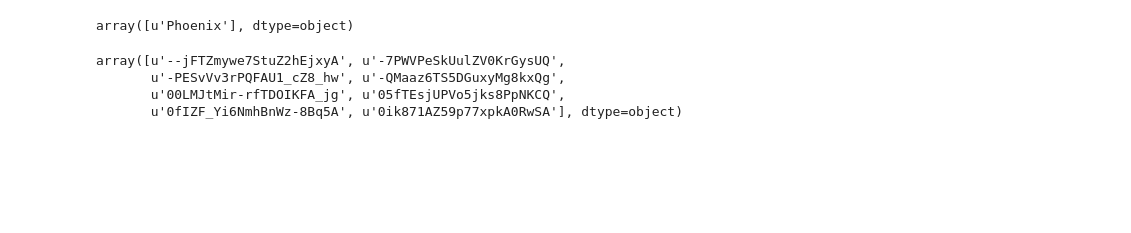
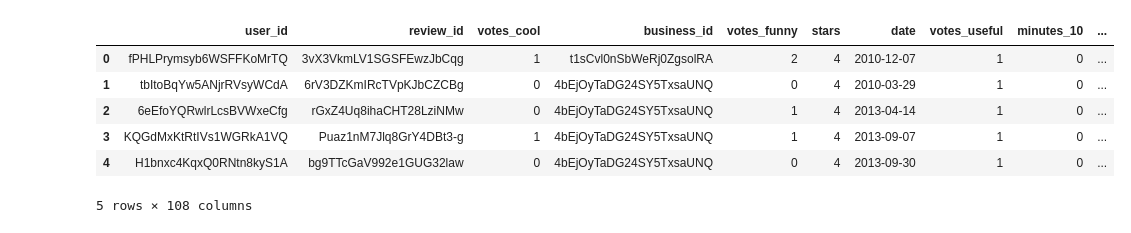
Before and after one commit to bosydomo/DSI-SF-4-bosydomo, a Jupyter notebook: Projects/project-04/Untitled.ipynb, the cells around one changed output. Cells and saved outputs as stored; diff of their text form; code cells hidden in the pictures; blank space fills up the shorter version.

```diff
--- a/Projects/project-04/Untitled.ipynb
+++ b/Projects/project-04/Untitled.ipynb
@@ -55,11 +88,11 @@ merged = df_reviews.merge(X, on="business_id", how='inner')
-# %%
-merged.city.unique()
-# %% [output]
-array([u'Phoenix'], dtype=object)
-# %%
-df_reviews[df_reviews.city == 'Las Vegas'].business_id.unique()
-# %% [output]
-array([u'--jFTZmywe7StuZ2hEjxyA', u'-7PWVPeSkUulZV0KrGysUQ',
-       u'-PESvVv3rPQFAU1_cZ8_hw', u'-QMaaz6TS5DGuxyMg8kxQg',
-       u'00LMJtMir-rfTDOIKFA_jg', u'05fTEsjUPVo5jks8PpNKCQ',
-       u'0fIZF_Yi6NmhBnWz-8Bq5A', u'0ik871AZ59p77xpkA0RwSA'], dtype=object)
+# %%
+#See all the unique cities in my array
+df_reviews.head()
+# %% [output]
+|  | user_id | review_id | votes_cool | business_id | votes_funny | stars | date | votes_useful | minutes_10 | ... |
+| 0 | fPHLPrymsyb6WSFFKoMrTQ | 3vX3VkmLV1SGSFEwzJbCqg | 1 | t1sCvl0nSbWeRj0ZgsolRA | 2 | 4 | 2010-12-07 | 1 | 0 | ... |
+| 1 | tbItoBqYw5ANjrRVsyWCdA | 6rV3DZKmIRcTVpKJbCZCBg | 0 | 4bEjOyTaDG24SY5TxsaUNQ | 0 | 4 | 2010-03-29 | 1 | 0 | ... |
+| 2 | 6eEfoYQRwlrLcsBVWxeCfg | rGxZ4Uq8ihaCHT28LziNMw | 0 | 4bEjOyTaDG24SY5TxsaUNQ | 1 | 4 | 2013-04-14 | 1 | 0 | ... |
+| 3 | KQGdMxKtRtIVs1WGRkA1VQ | Puaz1nM7Jlq8GrY4DBt3-g | 1 | 4bEjOyTaDG24SY5TxsaUNQ | 1 | 4 | 2013-09-07 | 1 | 0 | ... |
+| 4 | H1bnxc4KqxQ0RNtn8kyS1A | bg9TTcGaV992e1GUG32law | 0 | 4bEjOyTaDG24SY5TxsaUNQ | 0 | 4 | 2013-09-30 | 1 | 0 | ... |
+5 rows × 108 columns
```
Also changed, not shown: parts of 44 cells of this notebook, 1 other file.
